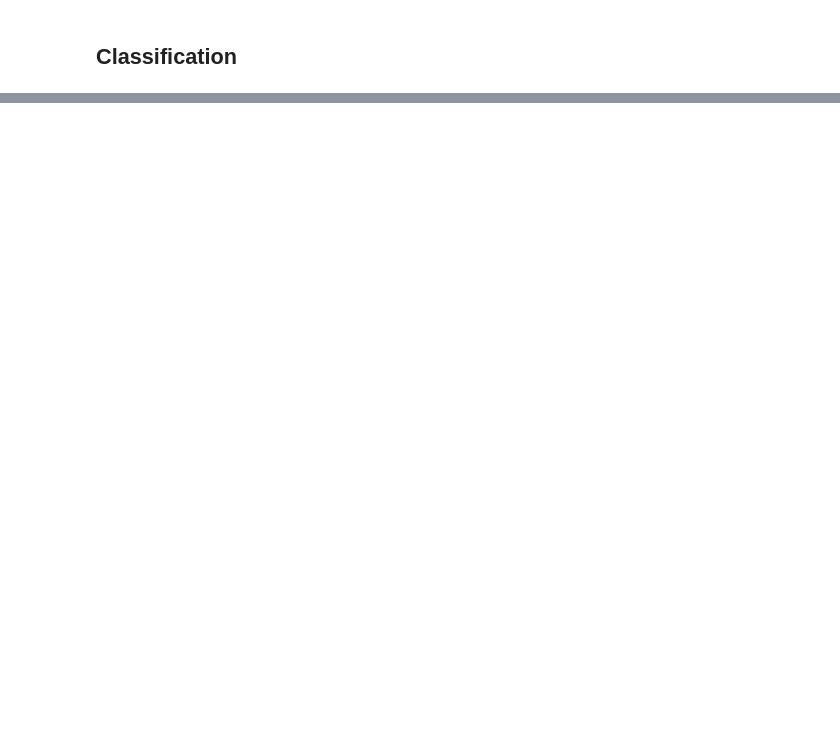
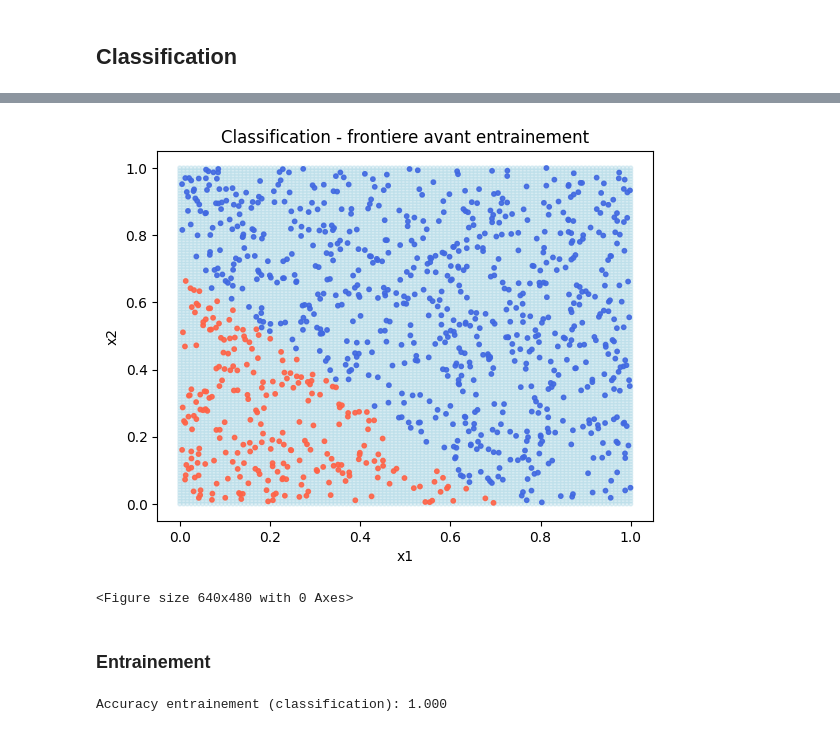
Before and after one commit to ptitmorceaux/ArtGenre-Classifier, a Jupyter notebook: notebooks/test_cases.ipynb, the cells around one changed output, grey strips where cells are left out. Drawn from its saved outputs; the diff is of its cells as text; code cells hidden in the pictures; blank space fills up the shorter version.

```diff
--- a/notebooks/test_cases.ipynb
+++ b/notebooks/test_cases.ipynb
@@ -324,0 +62,39 @@ plt.clf()
+# %%
+model_clf = LinearModel.init_random(input_dim=2)
+
+def classification_map(model, resolution=120):
+    grid = np.array(
+        [[x, y] for x in np.linspace(0.0, 1.0, resolution) for y in np.linspace(0.0, 1.0, resolution)],
+        dtype=np.float32
+    )
+    pred = np.array([model.predict_linear_classification(p.tolist()) for p in grid], dtype=np.int32)
+    return grid, pred
+# %%
+grid_before, pred_before = classification_map(model_clf, resolution=120)
+grid_colors_before = np.where(pred_before == 1, 'lightblue', 'mistyrose')
+
+plt.scatter(grid_before[:, 0], grid_before[:, 1], c=grid_colors_before, s=8, alpha=0.35)
+plt.scatter(X_clf[:, 0], X_clf[:, 1], c=colors, s=10, alpha=0.9)
+plt.title('Classification - frontiere avant entrainement')
+plt.xlabel('x1')
+plt.ylabel('x2')
+plt.show()
+plt.clf()
+# %% [output]
+[figure, added]
+<Figure size 640x480 with 0 Axes>
+# %% [markdown]
+### Entrainement
+# %%
+model_clf.train_linear_classification(
+    dataset_inputs=X_clf.reshape(-1).astype(np.float32).tolist(),
+    dataset_expected_outputs=y_clf.astype(np.float32).tolist(),
+    alpha=0.05,
+    epochs=80
+)
+
+pred_train = np.array([model_clf.predict_linear_classification(p.tolist()) for p in X_clf], dtype=np.int32)
+acc = (pred_train == y_clf.astype(np.int32)).mean()
+print(f"Accuracy entrainement (classification): {acc:.3f}")
+# %% [output]
+Accuracy entrainement (classification): 1.000
```
Also changed, not shown: parts of 52 cells of this notebook.
